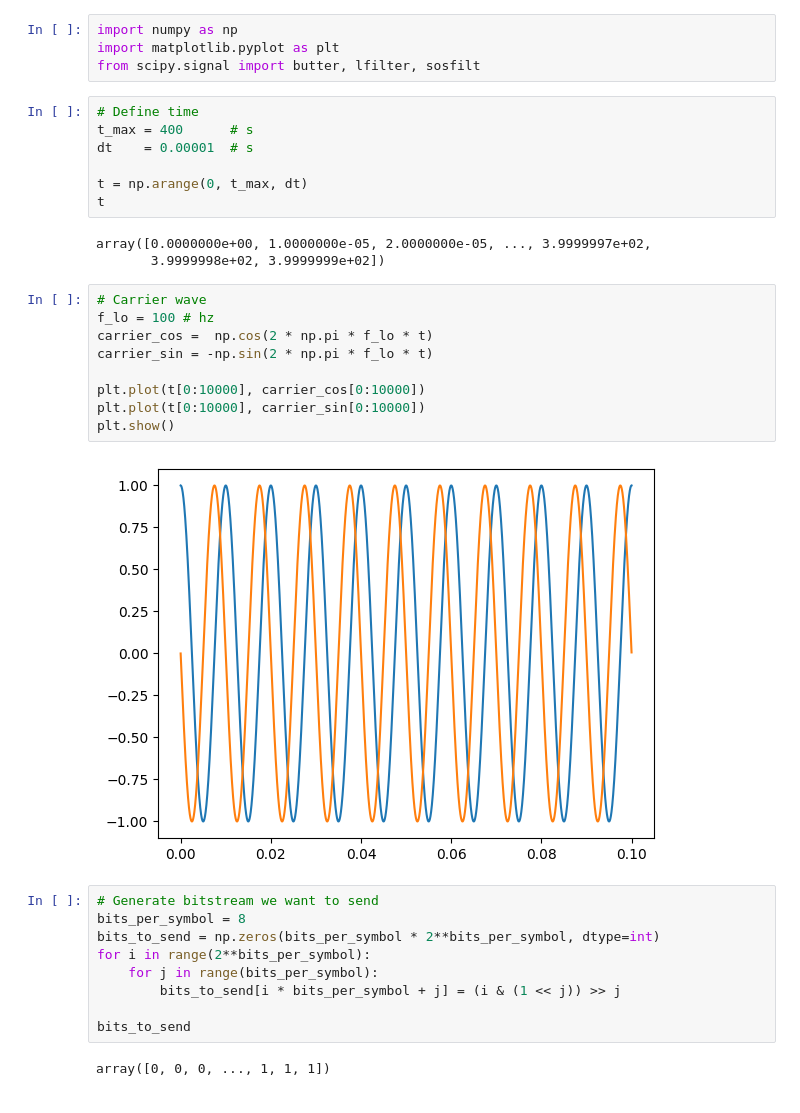
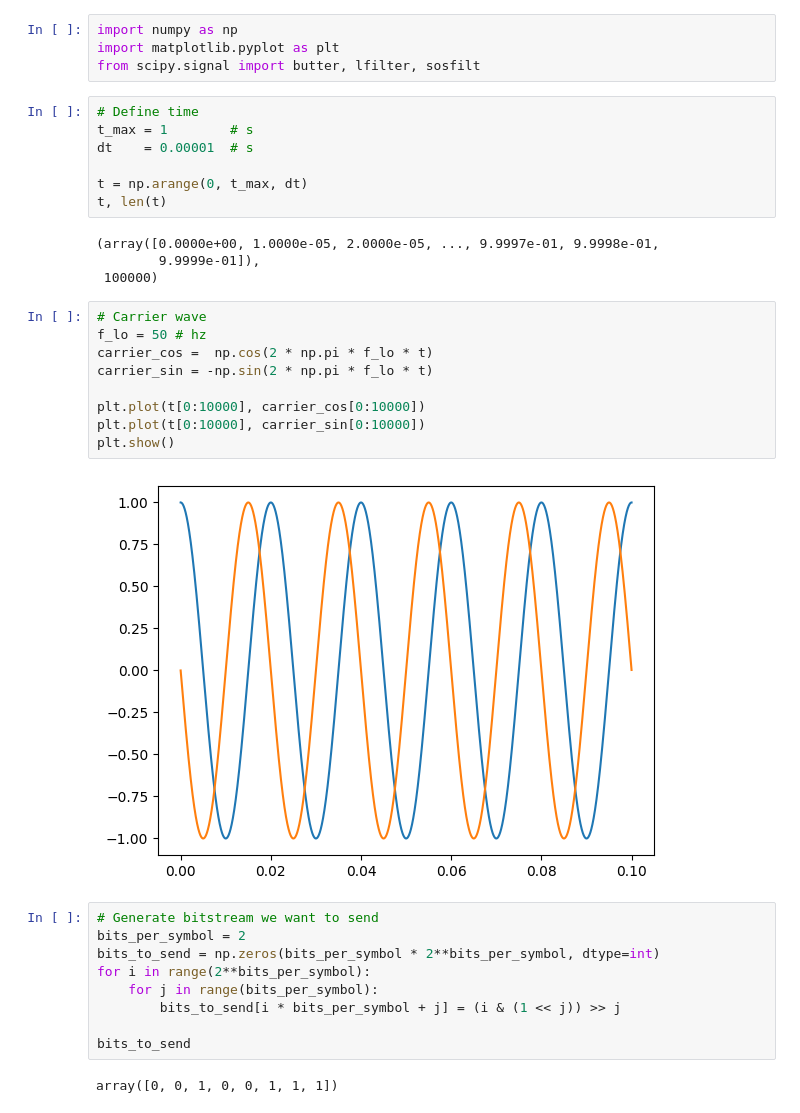
Before and after one commit to MortenSorensenNOR/rf-communication, a Jupyter notebook: qam.ipynb, the cells around one changed output. Cells and saved outputs as stored; diff of their text form.

```diff
--- a/qam.ipynb
+++ b/qam.ipynb
@@ -4,28 +4,29 @@ import matplotlib.pyplot as plt
 from scipy.signal import butter, lfilter, sosfilt
 # %%
 # Define time
-t_max = 400      # s
+t_max = 1        # s
 dt    = 0.00001  # s
 
 t = np.arange(0, t_max, dt)
-t
+t, len(t)
 # %% [output]
-array([0.0000000e+00, 1.0000000e-05, 2.0000000e-05, ..., 3.9999997e+02,
-       3.9999998e+02, 3.9999999e+02])
+(array([0.0000e+00, 1.0000e-05, 2.0000e-05, ..., 9.9997e-01, 9.9998e-01,
+        9.9999e-01]),
+ 100000)
 # %%
 # Carrier wave
-f_lo = 100 # hz
+f_lo = 50 # hz
 carrier_cos =  np.cos(2 * np.pi * f_lo * t)
 carrier_sin = -np.sin(2 * np.pi * f_lo * t)
 
 plt.plot(t[0:10000], carrier_cos[0:10000])
 plt.plot(t[0:10000], carrier_sin[0:10000])
 plt.show()
 # %% [output]
-[figure, old version]
+[figure, new version]
 # %%
 # Generate bitstream we want to send
-bits_per_symbol = 8
+bits_per_symbol = 2
 bits_to_send = np.zeros(bits_per_symbol * 2**bits_per_symbol, dtype=int)
 for i in range(2**bits_per_symbol):
     for j in range(bits_per_symbol):
@@ -33,7 +34,7 @@ for i in range(2**bits_per_symbol):
 
 bits_to_send
 # %% [output]
-array([0, 0, 0, ..., 1, 1, 1])
+array([0, 0, 1, 0, 0, 1, 1, 1])
 # %%
 # Turn bitstream into I and Q streams
 def IQStreams(bitstream: np.array, bps: int) -> tuple:
```
Also changed, not shown: parts of 7 cells of this notebook.
